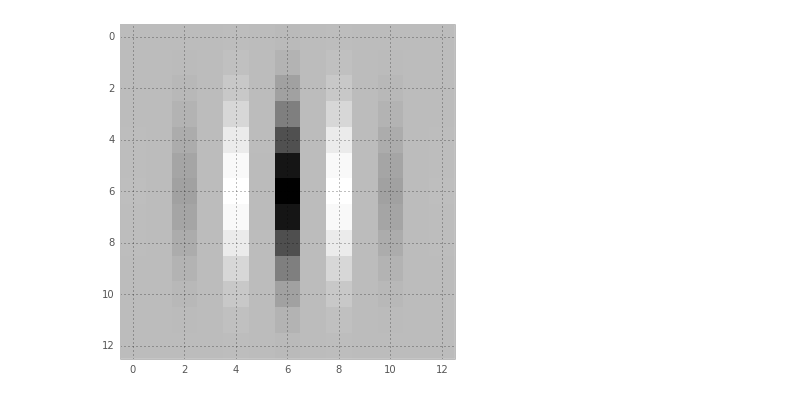
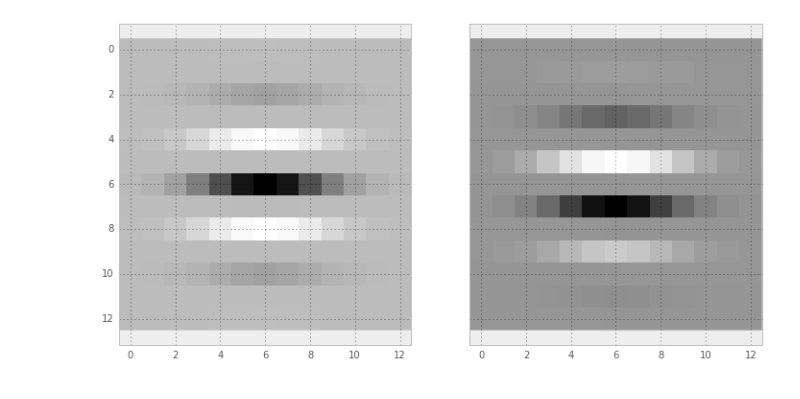
Before and after one commit to SiggyF/notebooks, a Jupyter notebook: gabor.ipynb, the cells around one changed output. Saved outputs shown, nothing was run; the diff lists cells and outputs as text; code cells hidden in the pictures.

```diff
--- a/gabor.ipynb
+++ b/gabor.ipynb
@@ -8,12 +8,13 @@ import requests
 # %%
 def plot(frequency, sigma, theta):
     kernel = skimage.filter.gabor_kernel(frequency=frequency, sigma_x=sigma, sigma_y=sigma, theta=theta)
     real, imag = np.real(kernel), np.imag(kernel)
-    fig, axes = plt.subplots(1, 1, figsize=(12,6), sharex=True, sharey=True)
-    axes.imshow(real, cmap='Greys', interpolation='none')
+    fig, axes = plt.subplots(1, 2, figsize=(12,6), sharex=True, sharey=True)
+    axes[0].imshow(real, cmap='Greys', interpolation='none')
+    axes[1].imshow(imag, cmap='Greys', interpolation='none')
 interact(plot, frequency=(0.05,0.25, 0.05), sigma=(1,3), theta=(0, np.pi, 0.25*np.pi))
 # %% [output]
-[figure, old version]
+[figure, new version]
 # %%
 url = 'http://argus-public.deltares.nl/sites/jvspeijk/2014/c2/101_Apr.11/1397192405.Fri.Apr.11_05_00_05.GMT.2014.jvspeijk.c2.snap.jpg'
 res = requests.get(url)
```
Also changed, not shown: parts of 3 cells of this notebook.
